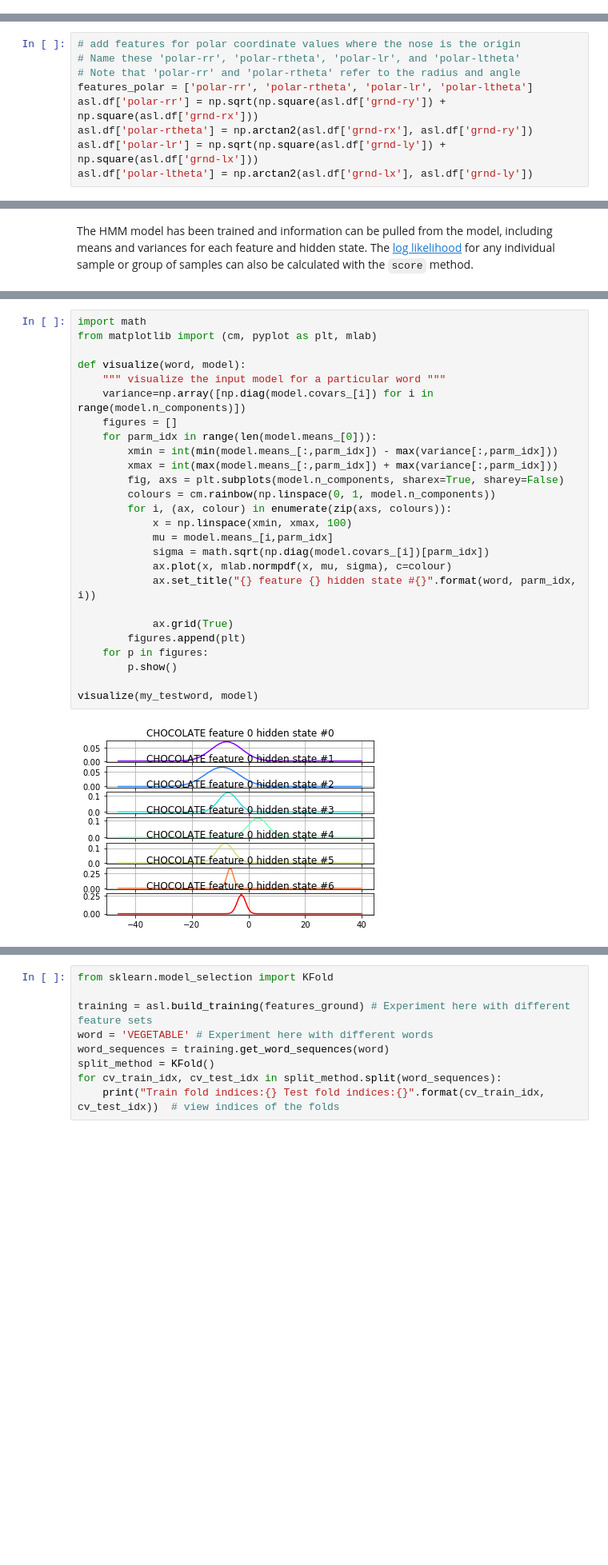
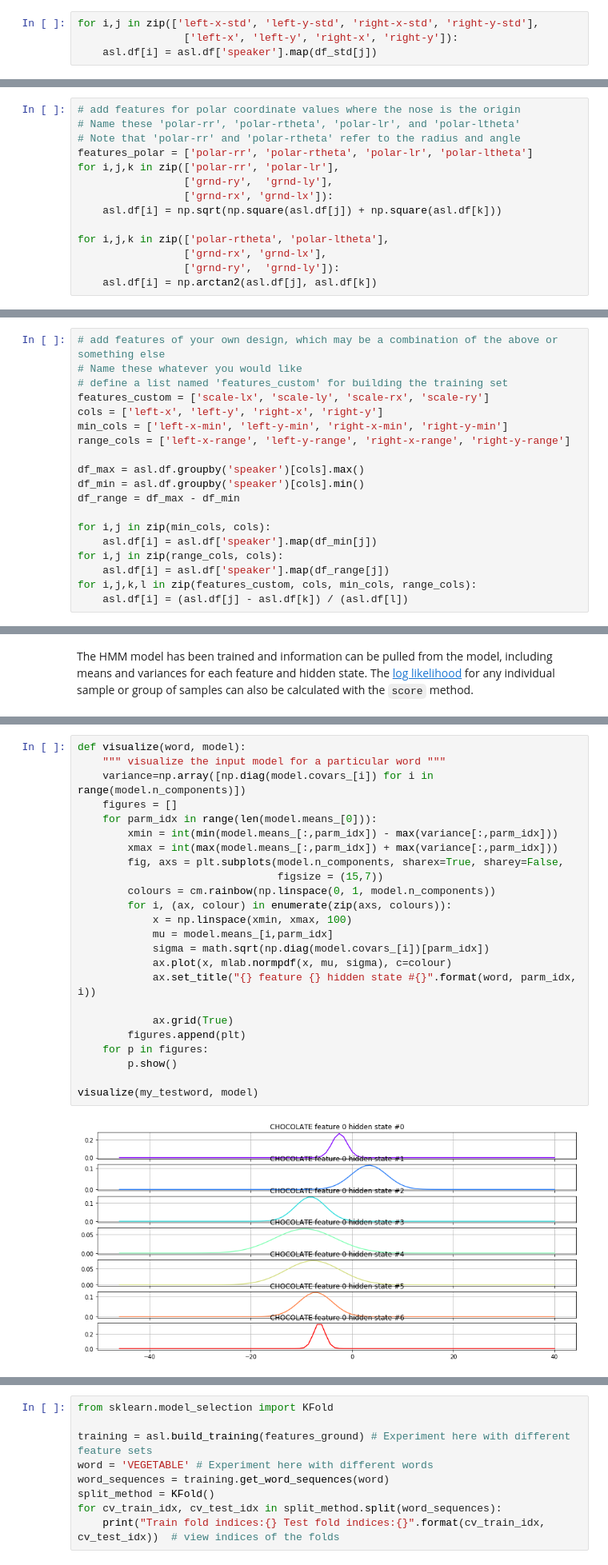
Before and after one commit to wzding/AI_nanodegree, a Jupyter notebook: Sign-Language-Recognition-System/Sign-Language-Recognition-System.ipynb, the cells around one changed output, grey strips where cells are left out. Shown at 80% size. Drawn from its saved outputs; the diff is of its cells as text; blank space fills up the shorter version.

```diff
--- a/Sign-Language-Recognition-System/Sign-Language-Recognition-System.ipynb
+++ b/Sign-Language-Recognition-System/Sign-Language-Recognition-System.ipynb
@@ -193 +239,5 @@ asl.df['right-y-std']= asl.df['speaker'].map(df_std['right-y'])
+# %%
+for i,j in zip(['left-x-std', 'left-y-std', 'right-x-std', 'right-y-std'],
+                 ['left-x', 'left-y', 'right-x', 'right-y']):
+    asl.df[i] = asl.df['speaker'].map(df_std[j])
 # %% [markdown]
@@ -225,8 +273,13 @@ asl.df["norm-ry"] = (asl.df["right-y"] - asl.df["right-y-mean"]) / (asl.df["righ
 # Name these 'polar-rr', 'polar-rtheta', 'polar-lr', and 'polar-ltheta'
 # Note that 'polar-rr' and 'polar-rtheta' refer to the radius and angle
 features_polar = ['polar-rr', 'polar-rtheta', 'polar-lr', 'polar-ltheta']
-asl.df['polar-rr'] = np.sqrt(np.square(asl.df['grnd-ry']) + np.square(asl.df['grnd-rx']))
-asl.df['polar-rtheta'] = np.arctan2(asl.df['grnd-rx'], asl.df['grnd-ry'])
-asl.df['polar-lr'] = np.sqrt(np.square(asl.df['grnd-ly']) + np.square(asl.df['grnd-lx']))
-asl.df['polar-ltheta'] = np.arctan2(asl.df['grnd-lx'], asl.df['grnd-ly'])
+for i,j,k in zip(['polar-rr', 'polar-lr'],
+                 ['grnd-ry',  'grnd-ly'],
+                 ['grnd-rx', 'grnd-lx']):
+    asl.df[i] = np.sqrt(np.square(asl.df[j]) + np.square(asl.df[k]))
+
+for i,j,k in zip(['polar-rtheta', 'polar-ltheta'],
+                 ['grnd-rx', 'grnd-lx'],
+                 ['grnd-ry',  'grnd-ly']):
+    asl.df[i] = np.arctan2(asl.df[j], asl.df[k])
 # %%
@@ -322 +297,20 @@ The objective of Model Selection is to tune the number of states for each word H
+# %%
+# add features of your own design, which may be a combination of the above or something else
+# Name these whatever you would like
+# define a list named 'features_custom' for building the training set
+features_custom = ['scale-lx', 'scale-ly', 'scale-rx', 'scale-ry']
+cols = ['left-x', 'left-y', 'right-x', 'right-y']
+min_cols = ['left-x-min', 'left-y-min', 'right-x-min', 'right-y-min']
+range_cols = ['left-x-range', 'left-y-range', 'right-x-range', 'right-y-range']
+
+df_max = asl.df.groupby('speaker')[cols].max()
+df_min = asl.df.groupby('speaker')[cols].min()
+df_range = df_max - df_min
+
+for i,j in zip(min_cols, cols):
+    asl.df[i] = asl.df['speaker'].map(df_min[j])
+for i,j in zip(range_cols, cols):
+    asl.df[i] = asl.df['speaker'].map(df_range[j])
+for i,j,k,l in zip(features_custom, cols, min_cols, range_cols):
+    asl.df[i] = (asl.df[j] - asl.df[k]) / (asl.df[l])
 # %% [markdown]
@@ -420,28 +430,26 @@ We can plot the means and variances for each state and feature.  Try varying the
 # %%
-import math
-from matplotlib import (cm, pyplot as plt, mlab)
-
 def visualize(word, model):
     """ visualize the input model for a particular word """
     variance=np.array([np.diag(model.covars_[i]) for i in range(model.n_components)])
     figures = []
     for parm_idx in range(len(model.means_[0])):
         xmin = int(min(model.means_[:,parm_idx]) - max(variance[:,parm_idx]))
         xmax = int(max(model.means_[:,parm_idx]) + max(variance[:,parm_idx]))
-        fig, axs = plt.subplots(model.n_components, sharex=True, sharey=False)
+        fig, axs = plt.subplots(model.n_components, sharex=True, sharey=False,
+                                figsize = (15,7))
         colours = cm.rainbow(np.linspace(0, 1, model.n_components))
         for i, (ax, colour) in enumerate(zip(axs, colours)):
             x = np.linspace(xmin, xmax, 100)
             mu = model.means_[i,parm_idx]
             sigma = math.sqrt(np.diag(model.covars_[i])[parm_idx])
             ax.plot(x, mlab.normpdf(x, mu, sigma), c=colour)
             ax.set_title("{} feature {} hidden state #{}".format(word, parm_idx, i))
 
             ax.grid(True)
         figures.append(plt)
     for p in figures:
         p.show()
 
 visualize(my_testword, model)
 # %% [output]
-[figure, old version]
+[figure, new version]
```
Also changed, not shown: parts of 77 cells of this notebook.
